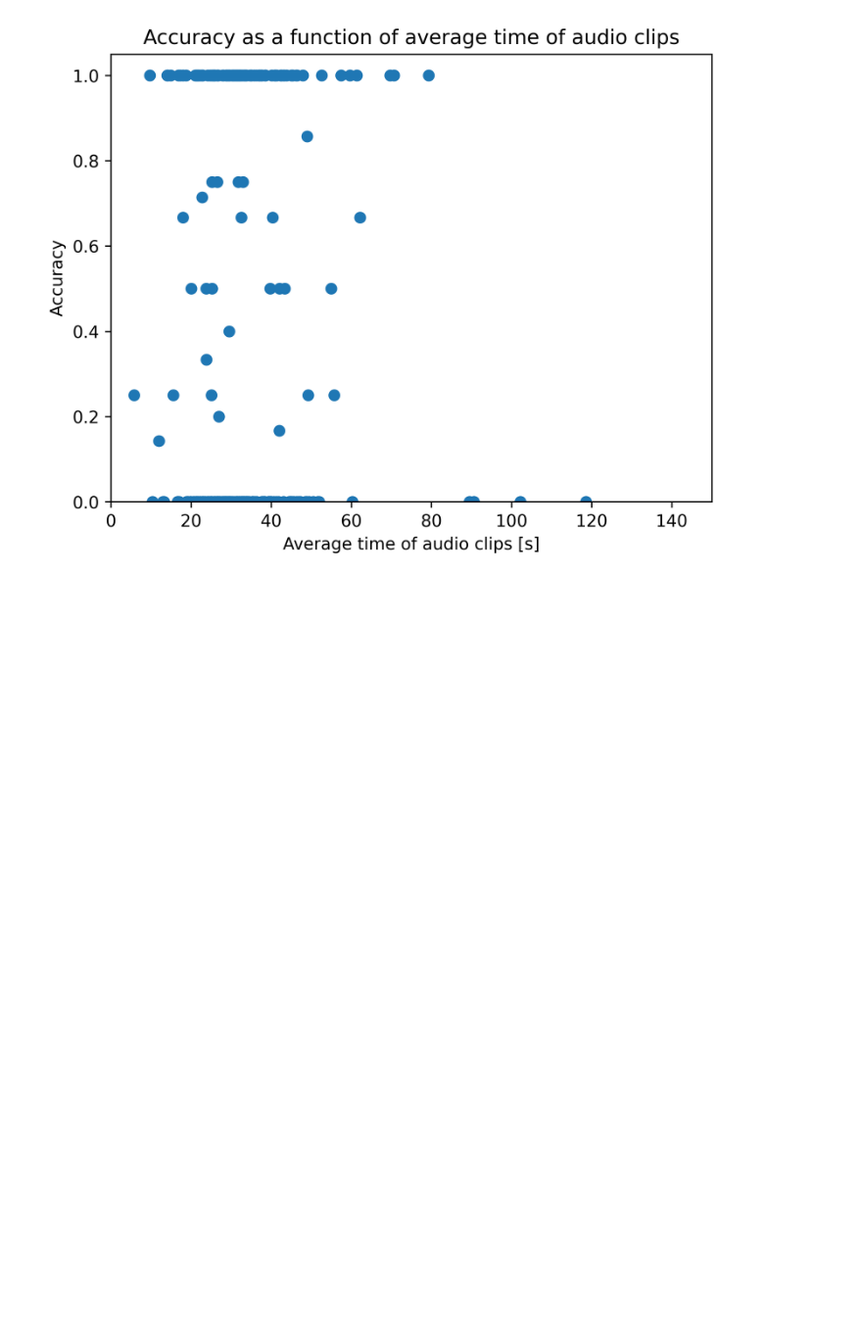
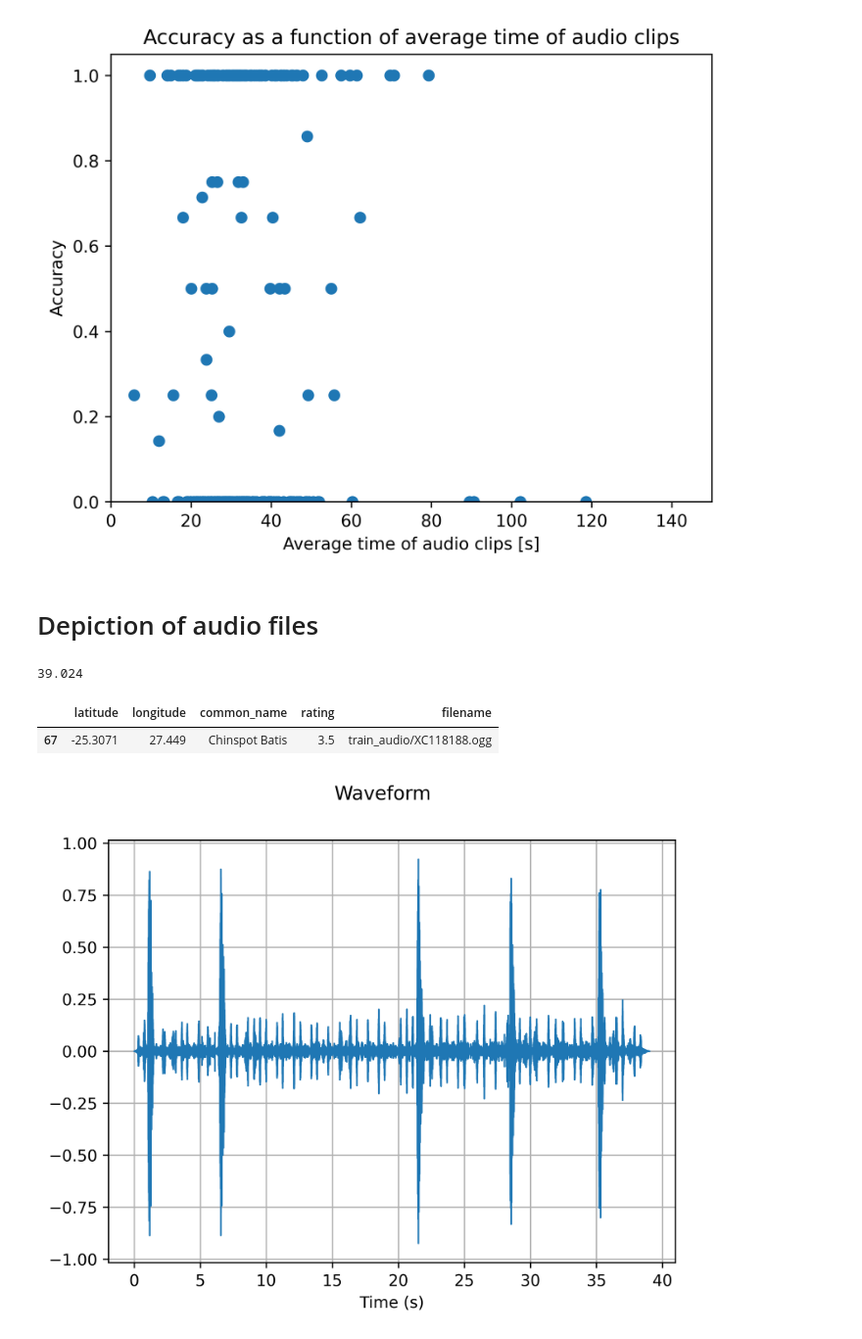
Before and after one commit to JakobO2000/APPML-BirdCLEF, a Jupyter notebook: plot_data/PlottingNotebook.ipynb, the cells around one changed output. Shown at 98% size. Cells and saved outputs as stored; diff of their text form; code cells hidden in the pictures; blank space fills up the shorter version.

Commit message:
plotting af waveform og melspectrogram

```diff
--- a/plot_data/PlottingNotebook.ipynb
+++ b/plot_data/PlottingNotebook.ipynb
@@ -287,3 +287,31 @@ plt.title('Accuracy as a function of average time of audio clips')
 plt.show()
 # %% [output]
 [figure]
+# %% [markdown]
+# Depiction of audio files
+# %%
+index = 67
+meta_data = load_metadata(path,path,trim=True)
+audio, sr = load_audiofile(meta_data['filename'][index])
+print(len(audio)/sr)
+meta_data = meta_data[meta_data['filename'] == meta_data['filename'][index]]
+meta_data['filename'] = 'train_audio/XC118188.ogg'
+meta_data.head(1)
+# %% [output]
+39.024
+|  | latitude | longitude | common_name | rating | filename |
+| 67 | -25.3071 | 27.449 | Chinspot Batis | 3.5 | train_audio/XC118188.ogg |
+# %%
+def plot_waveform(waveform, sample_rate):
+    waveform = waveform.numpy()
+    num_channels, num_frames = 1, waveform.shape[0]
+    time_axis = torch.arange(0, num_frames) / sample_rate
+    figure, ax = plt.subplots(num_channels, 1)
+    ax.plot(time_axis, waveform, linewidth=1)
+    ax.grid(True)
+    ax.set_xlabel("Time (s)")
+    figure.suptitle("Waveform")
+    plt.show(block=False)
+plot_waveform(torch.from_numpy(audio), sr)
+# %% [output]
+[figure, added]
```
Also changed, not shown: parts of 2 cells of this notebook.
